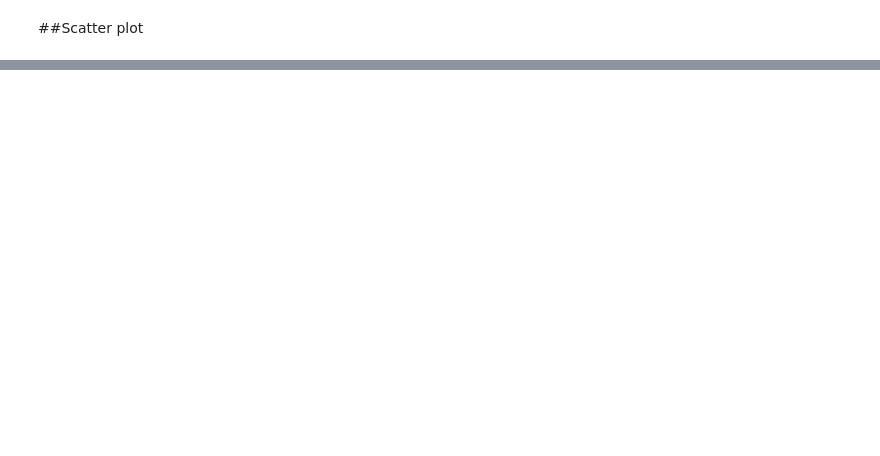
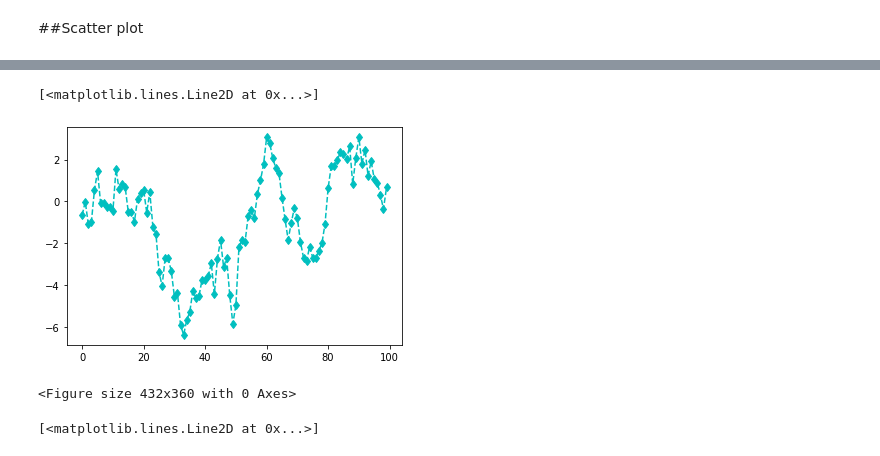
Before and after one commit to cchio74/forgemaster, a Jupyter notebook: lab04_BJ_plot.ipynb, the cells around one changed output, grey strips where cells are left out. Saved outputs shown, nothing was run; the diff lists cells and outputs as text; code cells hidden in the pictures; blank space fills up the shorter version.

```diff
--- a/lab04_BJ_plot.ipynb
+++ b/lab04_BJ_plot.ipynb
@@ -115,0 +388,9 @@ plt.scatter(x=df['A'],y=df['B'],s=df['C']*-100,c=df['D'])
+# %%
+plt.plot(s.cumsum(),color='c',marker='d',linestyle='--')
+# %% [output]
+[<matplotlib.lines.Line2D at 0x...>]
+[figure, added]
+# %%
+fig=plt.figure(figsize=[6,5])
+# %% [output]
+<Figure size 432x360 with 0 Axes>
@@ -115,0 +399,4 @@ plt.scatter(x=df['A'],y=df['B'],s=df['C']*-100,c=df['D'])
+# %%
+ax.plot(s.cumsum())
+# %% [output]
+[<matplotlib.lines.Line2D at 0x...>]
```
Also changed, not shown: parts of 57 cells of this notebook.
